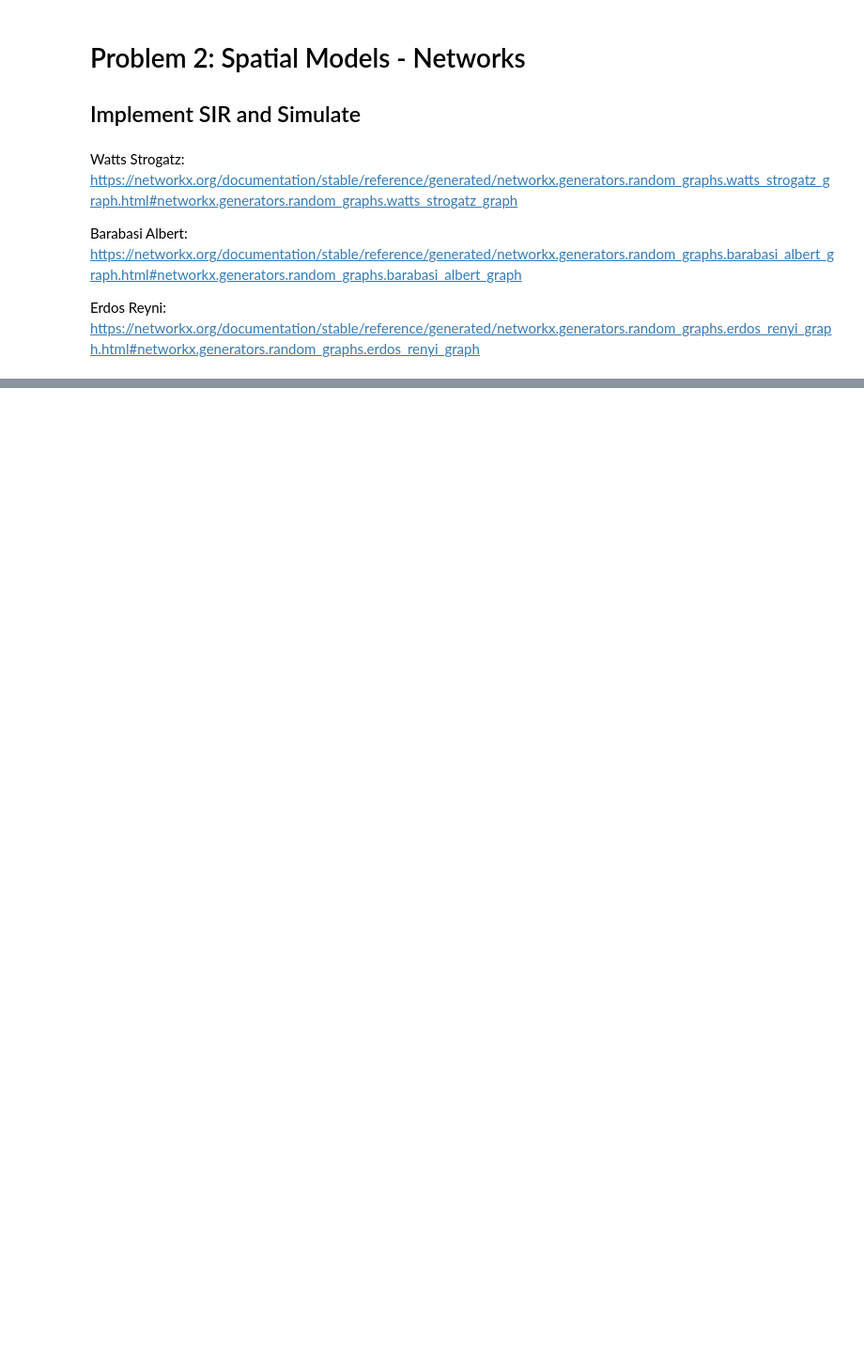
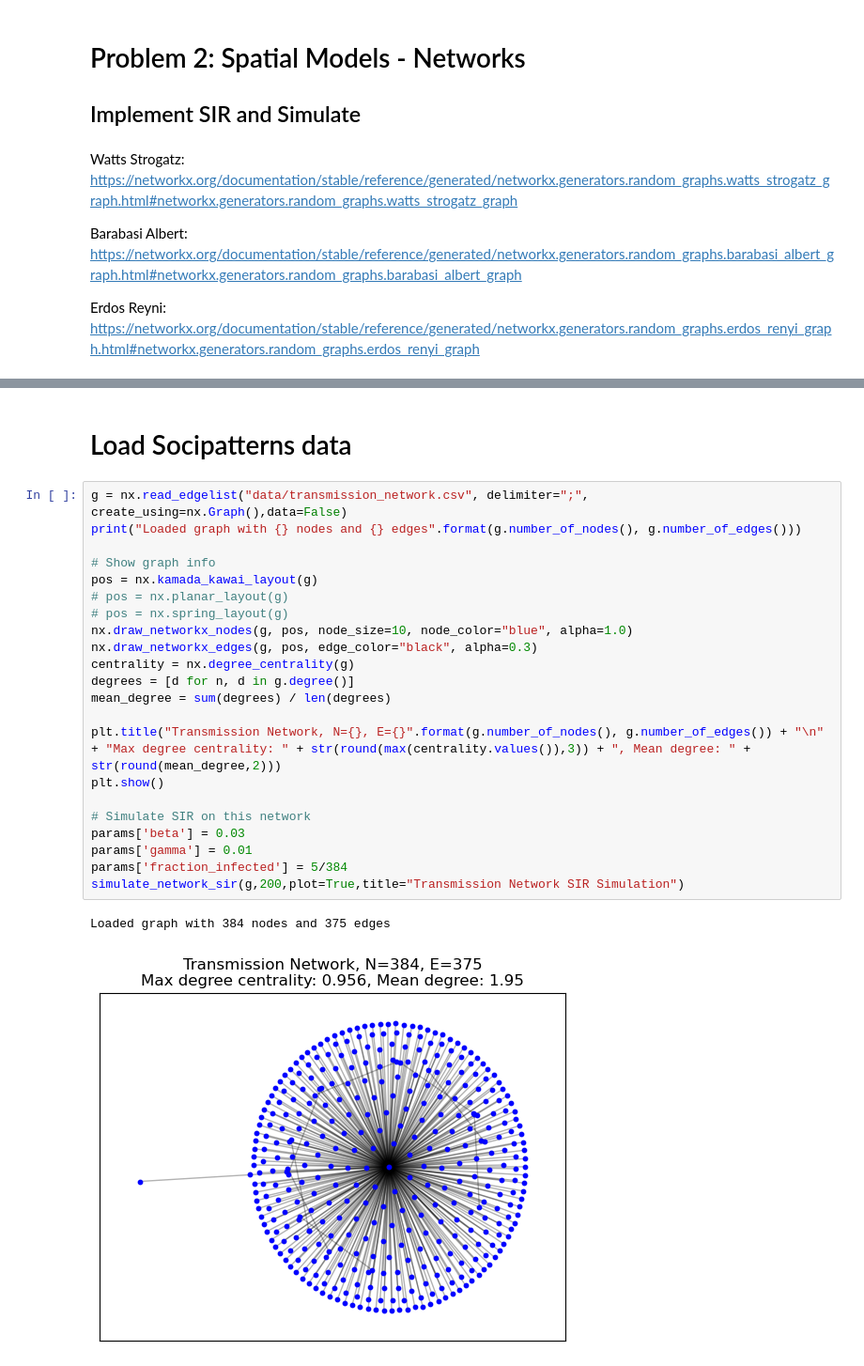
Before and after one commit to kylehtunis/stochastic-modeling, a Jupyter notebook: problem2.ipynb, the cells around one changed output, grey strips where cells are left out. Shown at 94% size. Drawn from its saved outputs; the diff is of its cells as text; blank space fills up the shorter version.

```diff
--- a/problem2.ipynb
+++ b/problem2.ipynb
@@ -86,0 +164,27 @@ plt.show()
+# %% [markdown]
+# Load Socipatterns data
+# %%
+g = nx.read_edgelist("data/transmission_network.csv", delimiter=";", create_using=nx.Graph(),data=False)
+print("Loaded graph with {} nodes and {} edges".format(g.number_of_nodes(), g.number_of_edges()))
+
+# Show graph info
+pos = nx.kamada_kawai_layout(g)
+# pos = nx.planar_layout(g)
+# pos = nx.spring_layout(g)
+nx.draw_networkx_nodes(g, pos, node_size=10, node_color="blue", alpha=1.0)
+nx.draw_networkx_edges(g, pos, edge_color="black", alpha=0.3)
+centrality = nx.degree_centrality(g)
+degrees = [d for n, d in g.degree()]
+mean_degree = sum(degrees) / len(degrees)
+
+plt.title("Transmission Network, N={}, E={}".format(g.number_of_nodes(), g.number_of_edges()) + "\n" + "Max degree centrality: " + str(round(max(centrality.values()),3)) + ", Mean degree: " + str(round(mean_degree,2)))
+plt.show()
+
+# Simulate SIR on this network
+params['beta'] = 0.03
+params['gamma'] = 0.01
+params['fraction_infected'] = 5/384
+simulate_network_sir(g,200,plot=True,title="Transmission Network SIR Simulation")
+# %% [output]
+Loaded graph with 384 nodes and 375 edges
+[figure, added]
```
Also changed, not shown: parts of 4 cells of this notebook, 1 other file.
